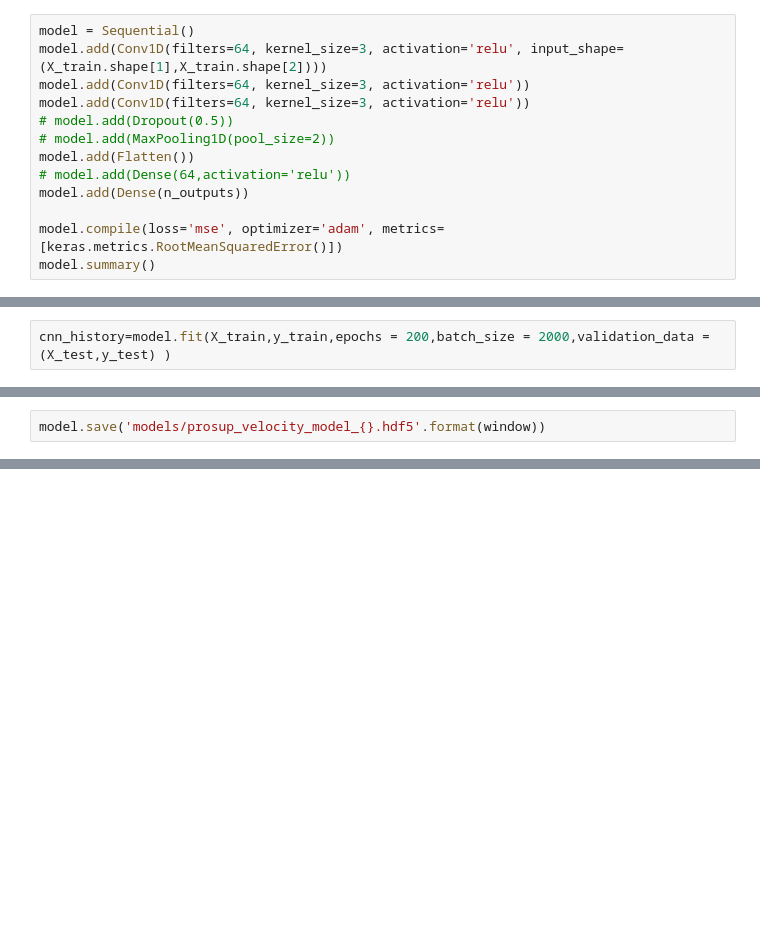
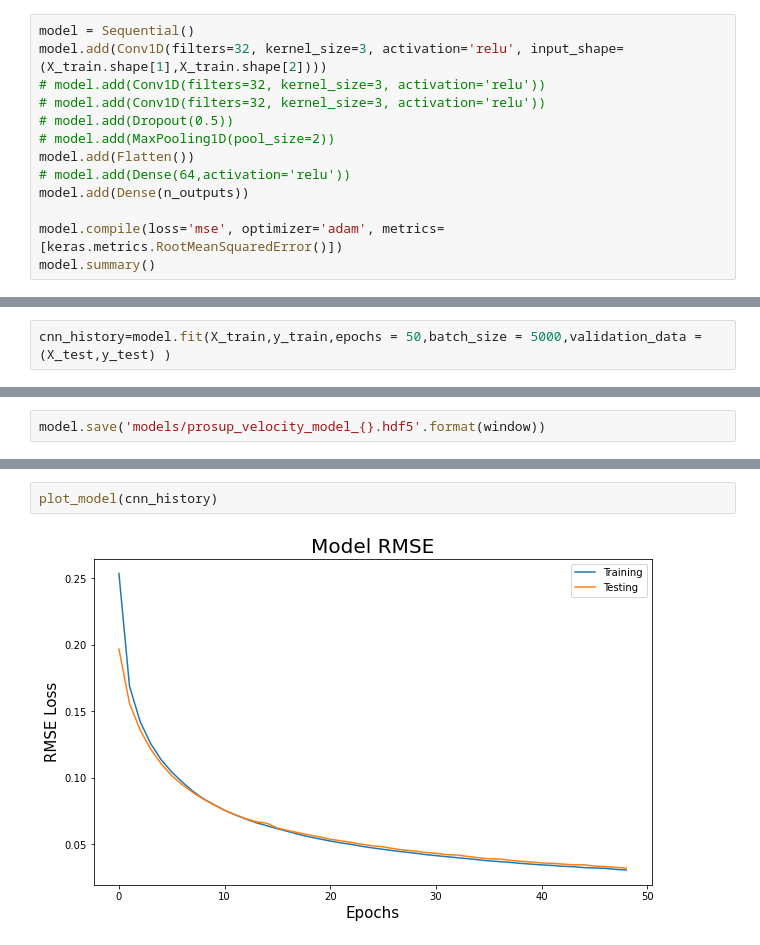
Before and after one commit to fazildgr8/wrist_control_CNN_AWEAR, a Jupyter notebook: Wrist_Angles_regression.ipynb, the cells around one changed output, grey strips where cells are left out. Saved outputs shown, nothing was run; the diff lists cells and outputs as text; blank space fills up the shorter version.

```diff
--- a/Wrist_Angles_regression.ipynb
+++ b/Wrist_Angles_regression.ipynb
@@ -122,9 +117,9 @@ from tensorflow import keras
 n_outputs = 1
 # %%
 model = Sequential()
-model.add(Conv1D(filters=64, kernel_size=3, activation='relu', input_shape=(X_train.shape[1],X_train.shape[2])))
-model.add(Conv1D(filters=64, kernel_size=3, activation='relu'))
-model.add(Conv1D(filters=64, kernel_size=3, activation='relu'))
+model.add(Conv1D(filters=32, kernel_size=3, activation='relu', input_shape=(X_train.shape[1],X_train.shape[2])))
+# model.add(Conv1D(filters=32, kernel_size=3, activation='relu'))
+# model.add(Conv1D(filters=32, kernel_size=3, activation='relu'))
 # model.add(Dropout(0.5))
 # model.add(MaxPooling1D(pool_size=2))
 model.add(Flatten())
@@ -153,5 +144,5 @@ Trainable params: 41,921
 Non-trainable params: 0
 _________________________________________________________________
 # %%
-cnn_history=model.fit(X_train,y_train,epochs = 200,batch_size = 2000,validation_data = (X_test,y_test) )
+cnn_history=model.fit(X_train,y_train,epochs = 50,batch_size = 5000,validation_data = (X_test,y_test) )
 # %% [output]
@@ -182,0 +168,4 @@ plot_model(cnn_history,score)
+# %%
+plot_model(cnn_history)
+# %% [output]
+[figure, added]
```
Also changed, not shown: parts of 15 cells of this notebook, 1 other file.
